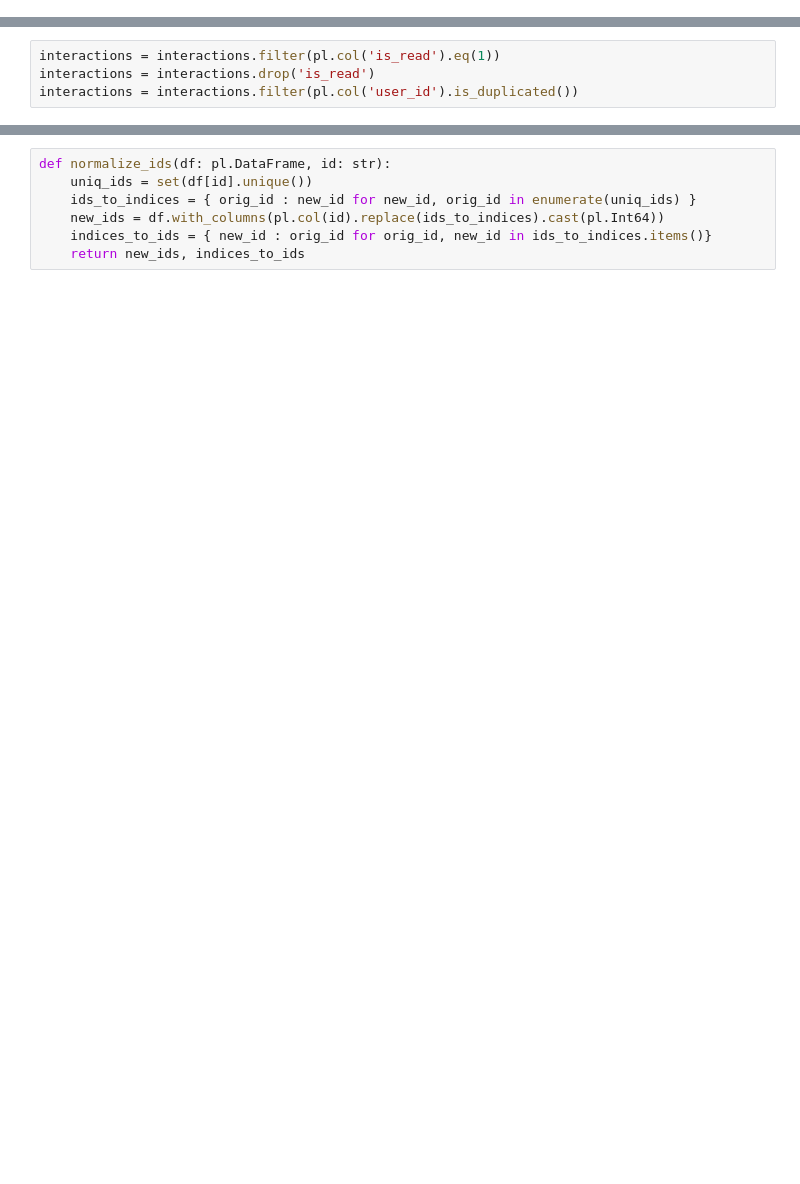
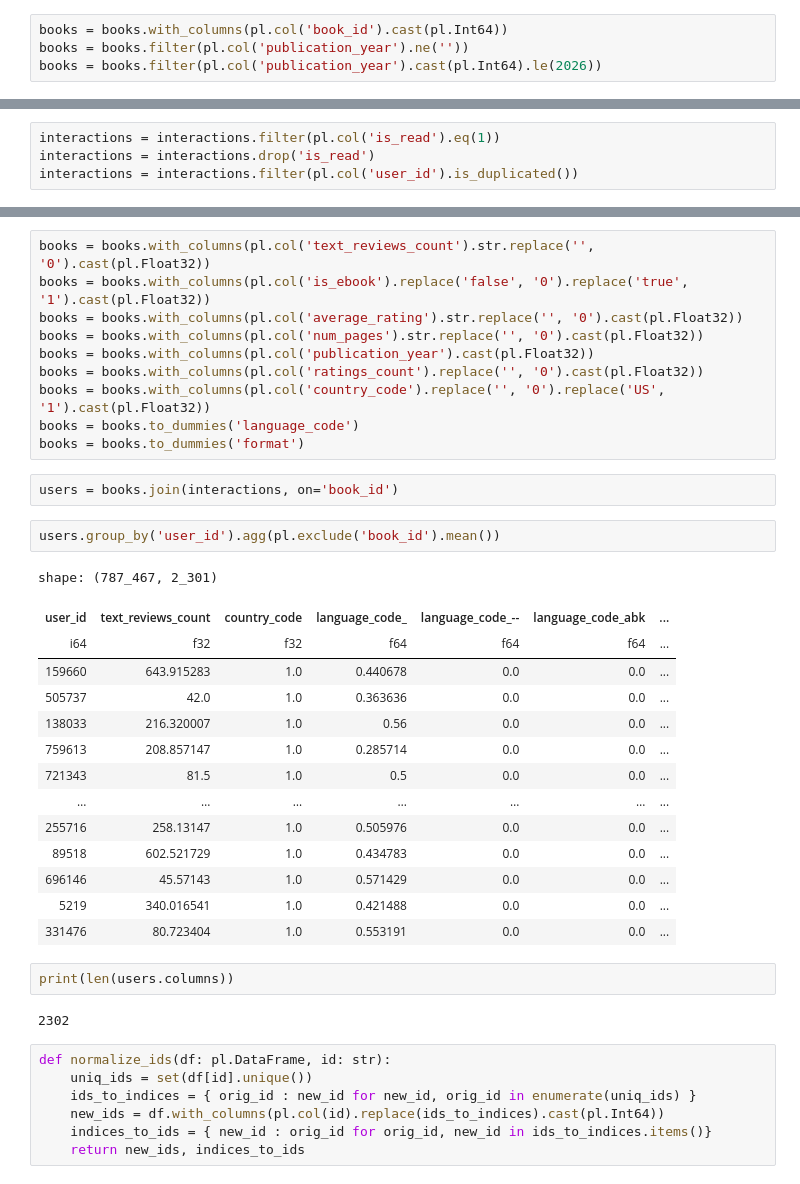
Before and after one commit to yorkwmsoe/csc6711-final-project, a Jupyter notebook: project.ipynb, the cells around one changed output, grey strips where cells are left out. Saved outputs shown, nothing was run; the diff lists cells and outputs as text; blank space fills up the shorter version.

```diff
--- a/project.ipynb
+++ b/project.ipynb
@@ -81,0 +158,4 @@ shape: (5, 29)
+# %%
+books = books.with_columns(pl.col('book_id').cast(pl.Int64))
+books = books.filter(pl.col('publication_year').ne(''))
+books = books.filter(pl.col('publication_year').cast(pl.Int64).le(2026))
@@ -108,3 +351,36 @@ interactions = interactions.filter(pl.col('user_id').is_duplicated())
+# %%
+books = books.with_columns(pl.col('text_reviews_count').str.replace('', '0').cast(pl.Float32))
+books = books.with_columns(pl.col('is_ebook').replace('false', '0').replace('true', '1').cast(pl.Float32))
+books = books.with_columns(pl.col('average_rating').str.replace('', '0').cast(pl.Float32))
+books = books.with_columns(pl.col('num_pages').str.replace('', '0').cast(pl.Float32))
+books = books.with_columns(pl.col('publication_year').cast(pl.Float32))
+books = books.with_columns(pl.col('ratings_count').replace('', '0').cast(pl.Float32))
+books = books.with_columns(pl.col('country_code').replace('', '0').replace('US', '1').cast(pl.Float32))
+books = books.to_dummies('language_code')
+books = books.to_dummies('format')
+# %%
+users = books.join(interactions, on='book_id')
+# %%
+users.group_by('user_id').agg(pl.exclude('book_id').mean())
+# %% [output]
+shape: (787_467, 2_301)
+| user_id | text_reviews_count | country_code | language_code_ | language_code_-- | language_code_abk | ... |
+| i64 | f32 | f32 | f64 | f64 | f64 | ... |
+| 159660 | 643.915283 | 1.0 | 0.440678 | 0.0 | 0.0 | ... |
+| 505737 | 42.0 | 1.0 | 0.363636 | 0.0 | 0.0 | ... |
+| 138033 | 216.320007 | 1.0 | 0.56 | 0.0 | 0.0 | ... |
+| 759613 | 208.857147 | 1.0 | 0.285714 | 0.0 | 0.0 | ... |
+| 721343 | 81.5 | 1.0 | 0.5 | 0.0 | 0.0 | ... |
+| … | … | … | … | … | … | ... |
+| 255716 | 258.13147 | 1.0 | 0.505976 | 0.0 | 0.0 | ... |
+| 89518 | 602.521729 | 1.0 | 0.434783 | 0.0 | 0.0 | ... |
+| 696146 | 45.57143 | 1.0 | 0.571429 | 0.0 | 0.0 | ... |
+| 5219 | 340.016541 | 1.0 | 0.421488 | 0.0 | 0.0 | ... |
+| 331476 | 80.723404 | 1.0 | 0.553191 | 0.0 | 0.0 | ... |
+# %%
+print(len(users.columns))
+# %% [output]
+2302
 # %%
 def normalize_ids(df: pl.DataFrame, id: str):
     uniq_ids = set(df[id].unique())
```
Also changed, not shown: parts of 38 cells of this notebook.
